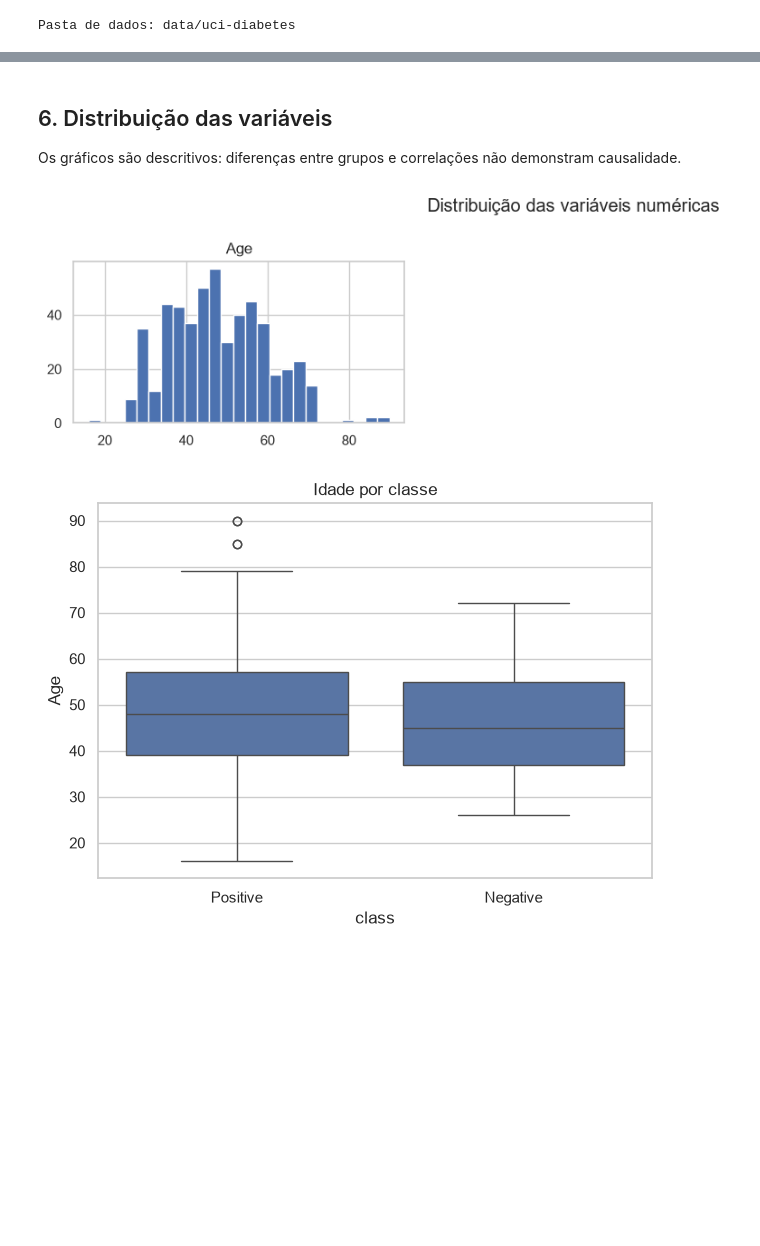
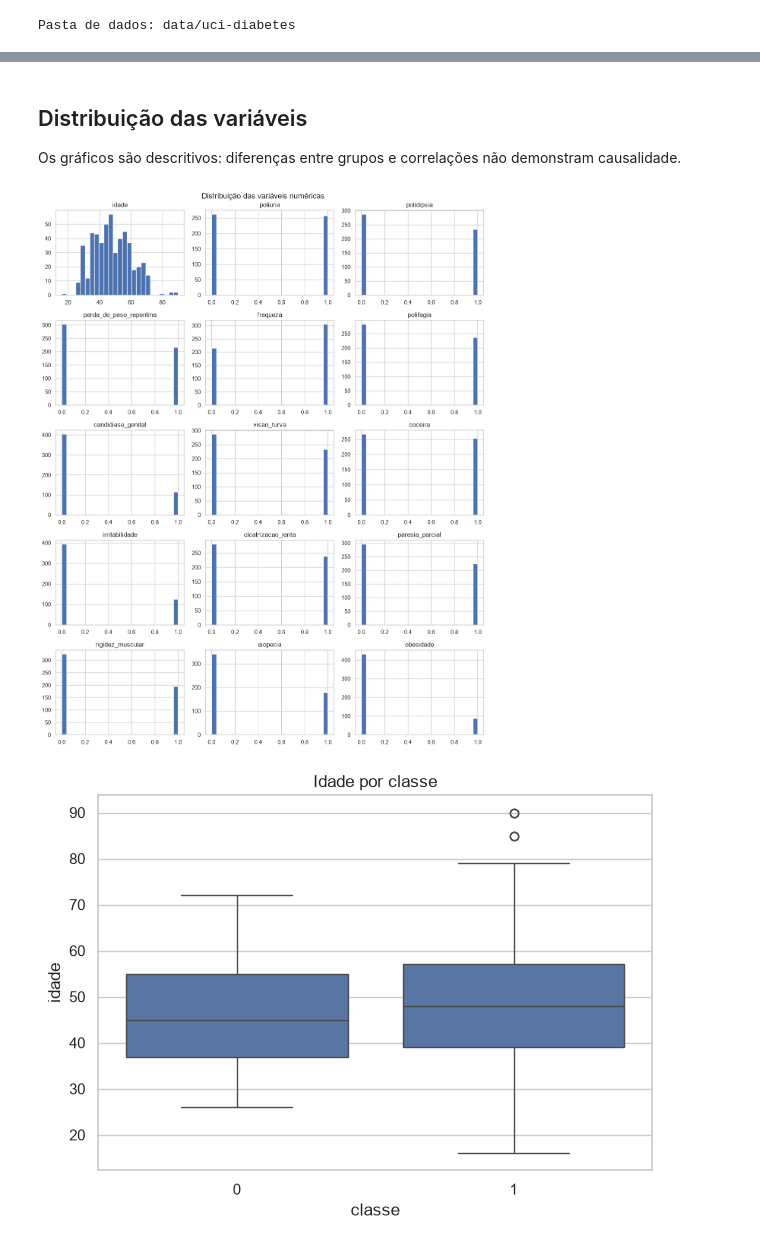
Before and after one commit to lnncrs/DiabetesMellitusPrediction, a Jupyter notebook: ml/notebooks/01-prepare-uci-diabetes.ipynb, the cells around one changed output, grey strips where cells are left out. Cells and saved outputs as stored; diff of their text form; code cells hidden in the pictures; blank space fills up the shorter version.

```diff
--- a/ml/notebooks/01-prepare-uci-diabetes.ipynb
+++ b/ml/notebooks/01-prepare-uci-diabetes.ipynb
@@ -105,9 +184,22 @@ Nesta etapa, preparação significa converter o CSV em Parquet, preservando linh
 # %%
+for column in YES_NO_COLUMNS:
+    if data[column].isna().any() or set(data[column].unique()) != set(YES_NO_VALUES):
+        raise ValueError(f"A coluna {column!r} contém valores ausentes ou inesperados.")
+
+data = data.rename(columns=COLUMN_TRANSLATIONS)
+yes_no_columns = [COLUMN_TRANSLATIONS[column] for column in YES_NO_COLUMNS]
+data[yes_no_columns] = data[yes_no_columns].replace(YES_NO_VALUES).astype("int8")
+data[TARGET] = data[TARGET].replace(TARGET_VALUES).astype("int8")
+
+print("Visualização do conjunto de dados preparado:")
+display(data.head())
+
 temporary_parquet = PARQUET_PATH.with_suffix(".parquet.part")
 data.to_parquet(temporary_parquet, engine="pyarrow", index=False)
 restored = pd.read_parquet(temporary_parquet, engine="pyarrow")
 pd.testing.assert_frame_equal(data, restored)
 temporary_parquet.replace(PARQUET_PATH)
+
 print(f"Parquet salvo e conferido: {PARQUET_PATH.relative_to(PROJECT_ROOT).as_posix()}")
 print(f"{len(data):,} registros; {len(data.columns)} colunas.")
 # %% [output]
@@ -206,21 +319,30 @@ plt.show()
 # %% [markdown]
-## 6. Distribuição das variáveis
+## Distribuição das variáveis
 
 Os gráficos são descritivos: diferenças entre grupos e correlações não demonstram causalidade.
 # %%
-numeric_columns = [name for name in data.select_dtypes(include="number").columns if name not in {TARGET, "PatientID"}]
+numeric_columns = [
+    name
+    for name in data.select_dtypes(include="number").columns
+    if name not in {TARGET, "id_paciente"}
+]
+
 if numeric_columns:
-    data[numeric_columns].hist(bins=25, figsize=(12, max(3, 3 * ((len(numeric_columns) + 2) // 3))), layout=((len(numeric_columns) + 2) // 3, 3))
+    data[numeric_columns].hist(
+        bins=25,
+        figsize=(12, max(3, 3 * ((len(numeric_columns) + 2) // 3))),
+        layout=((len(numeric_columns) + 2) // 3, 3),
+    )
     plt.suptitle("Distribuição das variáveis numéricas")
     plt.tight_layout()
     plt.show()
 
-if "Age" in data:
-    sns.boxplot(data=data, x=TARGET, y="Age")
+if "idade" in data:
+    sns.boxplot(data=data, x=TARGET, y="idade")
     plt.title("Idade por classe")
     plt.tight_layout()
     plt.show()
 # %% [output]
-[figure, old version]
+[figure, new version]
-[figure, old version]
+[figure, new version]
 # %%
```
Also changed, not shown: parts of 22 cells of this notebook, 3 other files.
